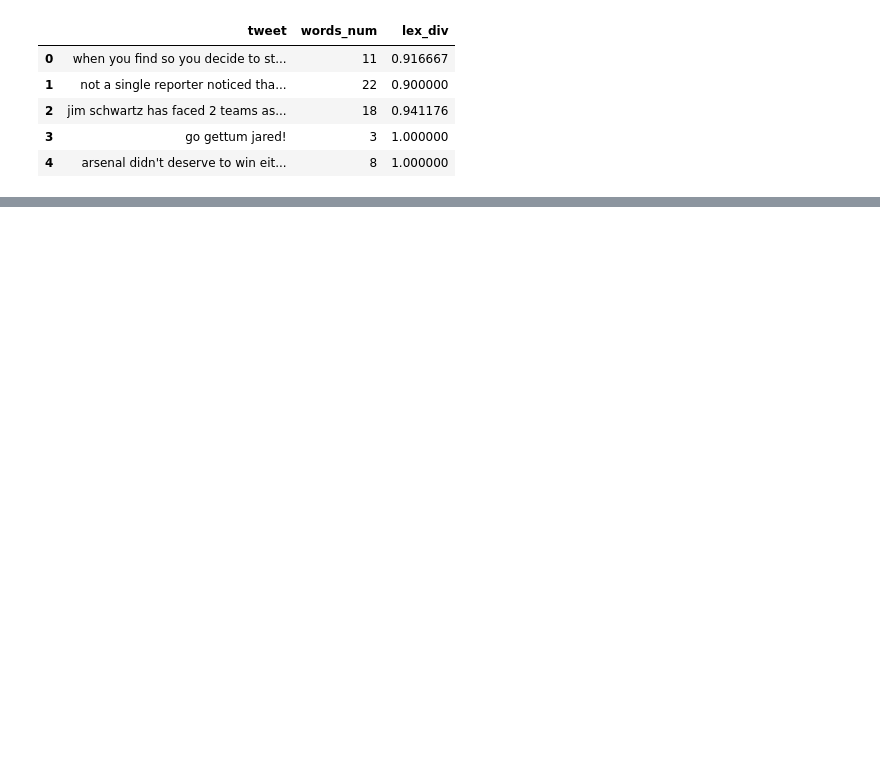
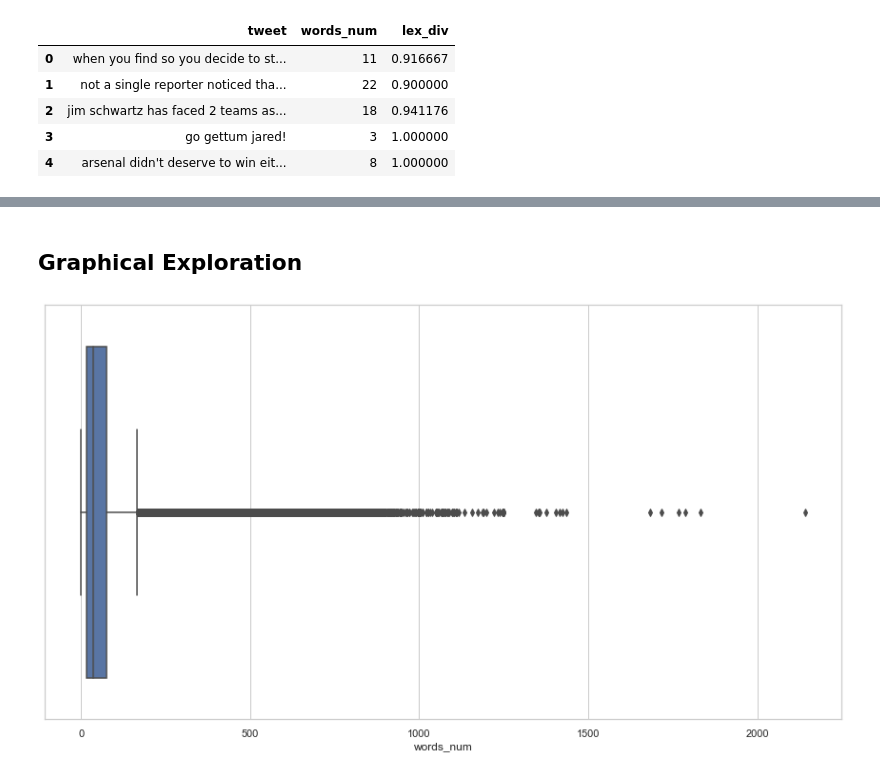
Before and after one commit to nopynospy/parl-ai, a Jupyter notebook: capstone_notebook.ipynb, the cells around one changed output, grey strips where cells are left out. Saved outputs shown, nothing was run; the diff lists cells and outputs as text; code cells hidden in the pictures; blank space fills up the shorter version.

```diff
--- a/capstone_notebook.ipynb
+++ b/capstone_notebook.ipynb
@@ -236,8 +321,14 @@ def replace_slang(phrase):
     for i in phrase.split():
         if i in slangs_dict :
             split_phrase[split_phrase.index(i)]=slangs_dict[i]
-    return(' '.join(split_phrase))
+    return(split_phrase)
 
-print(replace_slang("brb lol I dunno so bb"))
-print(replace_slang("brb lol, I dunno so bb"))
+def deslang_count_replace(phrase):
+    phrase = decontract(phrase)
+    new_phrase = dict_replace_text(phrase, slangs_dict, get_num=True)
+    return pd.Series([new_phrase[1], new_phrase[0]], index=['slangs_num', 'deslang_text'])
+
+print(deslang_count_replace("brb lol I dunno so bb"))
+print(deslang_count_replace("brb lol, I dunno so bb"))
+print(deslang_count_replace("I'm a Grammar Nazi!"))
 # %% [output]
@@ -245,0 +344,3 @@ be right back lol, I I don't know so bye bye
+# %%
+wtc_df=pd.concat([wtc_df, wtc_df['comment_text'].apply(deslang_count_replace)], axis=1)
+wtc_df.head()
@@ -245,0 +364,3 @@ be right back lol, I I don't know so bye bye
+# %%
+wtc_df['total_slangs_emojis'] = wtc_df['emojis_num'] + wtc_df['slangs_num']
+wtc_df.head()
@@ -245,0 +408,15 @@ be right back lol, I I don't know so bye bye
+# %% [markdown]
+## Graphical Exploration
+# %%
+import seaborn as sns
+from matplotlib import pyplot as plt
+
+sns.set_theme(style="whitegrid")
+
+def box_plot(x_axis):
+    plt.figure(figsize=(15,8))
+    sns.boxplot(x=x_axis)
+# %%
+box_plot(wtc_df["words_num"])
+# %% [output]
+[figure, added]
```
Also changed, not shown: parts of 67 cells of this notebook, 8 other files.
